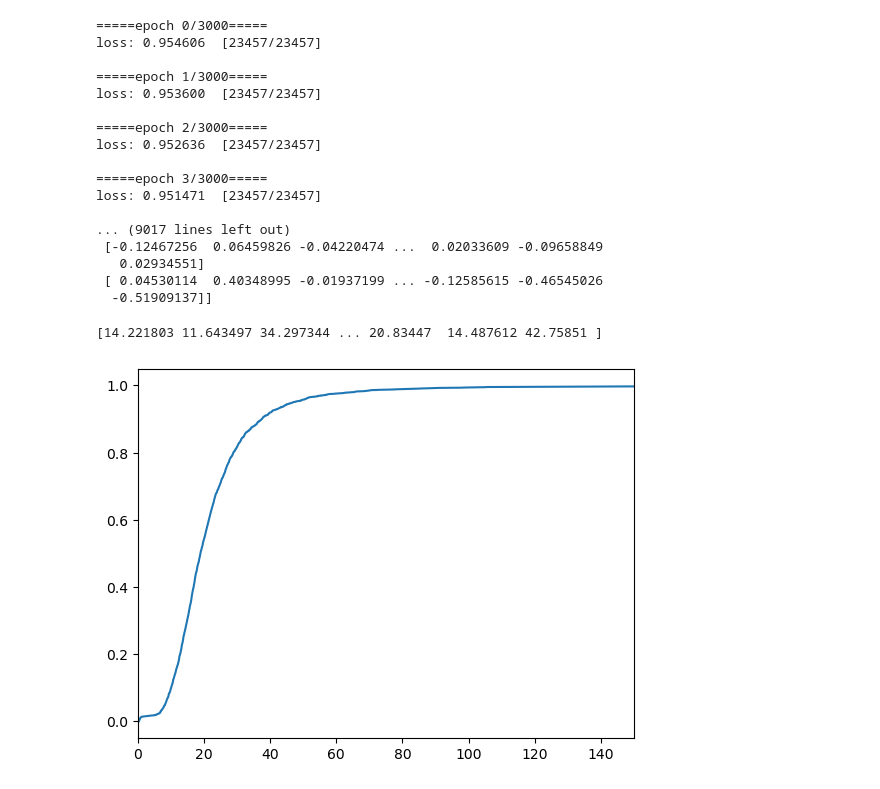
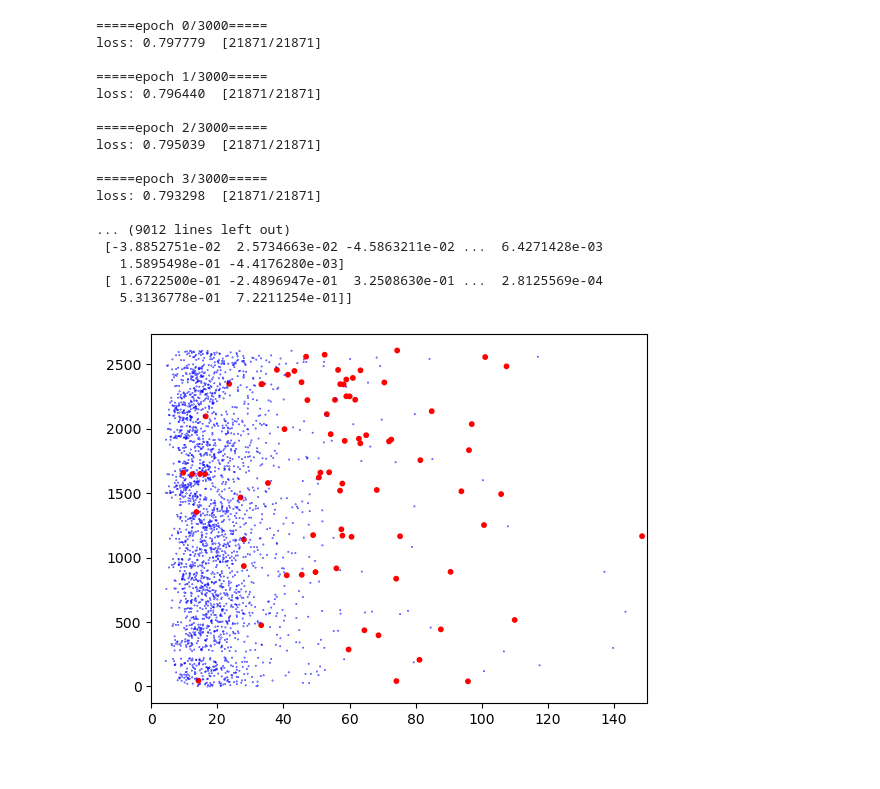
Before and after one commit to What-a-mess/Wind-Turbine-SCADA-Anomaly-Detection, a Jupyter notebook: vanilla_autoencoder.ipynb, the cells around one changed output. Saved outputs shown, nothing was run; the diff lists cells and outputs as text; code cells hidden in the pictures.

```diff
--- a/vanilla_autoencoder.ipynb
+++ b/vanilla_autoencoder.ipynb
@@ -12,24 +12,31 @@ import model
 import train_model
 device = torch.device("cuda" if torch.cuda.is_available() else "cpu")
 # %%
-data = data_load.load_turbine_standardized_data_without_time(
-    "data/Turbine_Data_Penmanshiel_11_2021-01-01_-_2021-07-01_1051.csv")
+DATA_PATH = "data/Turbine_Data_Penmanshiel_11_2021-01-01_-_2021-07-01_1051.csv"
+LOGS_PATH = "data/Status_Penmanshiel_11_2021-01-01_-_2021-07-01_1051.csv"
+
+data = data_load.load_turbine_data_without_time(DATA_PATH)
+logs = data_load.load_turbine_logs_with_endtime(LOGS_PATH)
+labels = data_load.get_data_label(data_load.load_turbine_data(DATA_PATH), logs)
 data_imputer = KNNImputer(n_neighbors=10)
 data = data_process.impute_data(data)
-data = data_process.normalize_data(data)
+data = data_process.standardize_data(data)
 data = np.array(data, dtype='float32')
 # %%
 epochs = 3000
 k = 10
 kf = RepeatedKFold(n_splits=k, n_repeats=1)
-i=0
+i = 0
+labels = np.array(labels)
 
 for train, test in kf.split(data):
     ae_model = model.AutoEncoder(input_size=np.size(data, axis=1)).to(device)
     loss = nn.MSELoss()
     # optimizer = torch.optim.SGD(ae_model.parameters(), lr=0.001)
     optimizer = torch.optim.Adam(ae_model.parameters(), lr=0.0015)
-    X_train, X_test = data[train], data[test]
+    train_labels = labels[train]
+    test_labels = labels[test]
+    X_train, X_test = data[train][train_labels==0], data[test]
     for epoch in range(epochs):
         print(f"\n=====epoch {epoch}/{epochs}=====")
         train_model.train(data_x=X_train, data_y=X_train, model=ae_model, loss_fn=loss, optimizer=optimizer,
@@ -41,27 +48,33 @@ for train, test in kf.split(data):
         break
 # %% [output]
 =====epoch 0/3000=====
-loss: 0.954606  [23457/23457]
+loss: 0.797779  [21871/21871]
 
 =====epoch 1/3000=====
-loss: 0.953600  [23457/23457]
+loss: 0.796440  [21871/21871]
 
 =====epoch 2/3000=====
-loss: 0.952636  [23457/23457]
+loss: 0.795039  [21871/21871]
 
 =====epoch 3/3000=====
-loss: 0.951471  [23457/23457]
+loss: 0.793298  [21871/21871]
 
-... (9017 lines left out)
- [-0.12467256  0.06459826 -0.04220474 ...  0.02033609 -0.09658849
-   0.02934551]
- [ 0.04530114  0.40348995 -0.01937199 ... -0.12585615 -0.46545026
-  -0.51909137]]
+... (9012 lines left out)
+ [-3.8852751e-02  2.5734663e-02 -4.5863211e-02 ...  6.4271428e-03
+   1.5895498e-01 -4.4176280e-03]
+ [ 1.6722500e-01 -2.4896947e-01  3.2508630e-01 ...  2.8125569e-04
+   5.3136778e-01  7.2211254e-01]]
-# %%
-
-print(res)
-plt.hist(res, bins=200)
-plt.show()
-# %% [output]
-[14.221803 11.643497 34.297344 ... 20.83447  14.487612 42.75851 ]
-[figure, removed]
+# %%
+
+res_sorted = np.sort(res)
+res_cdf = 1. * np.arange(len(res)) / (len(res) - 1)
+point_color = ["red" if label == 1 else "blue" for label in test_labels]
+point_size = [0.1 if label == 0 else 10 for label in test_labels]
+# plt.hist(res, bins=200)
+# plt.scatter(res_sorted, res_cdf, s=point_size, c=point_color)
+
+plt.scatter(res, range(res.size), s=point_size, c=point_color)
+plt.xlim(0, 150)
+plt.show()
+# %% [output]
+[figure, added]
```
Also changed, not shown: parts of 1 cell of this notebook, 5 other files.
